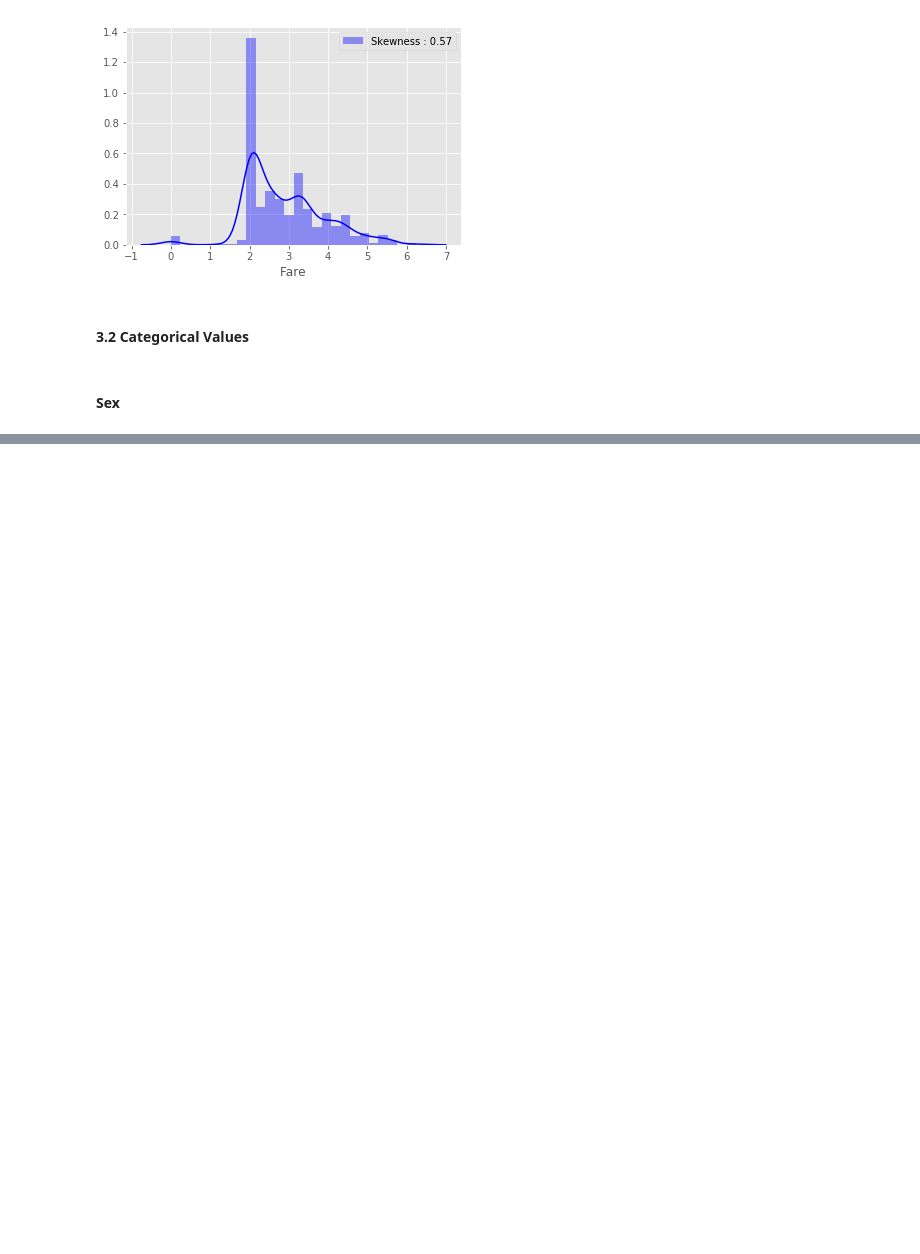
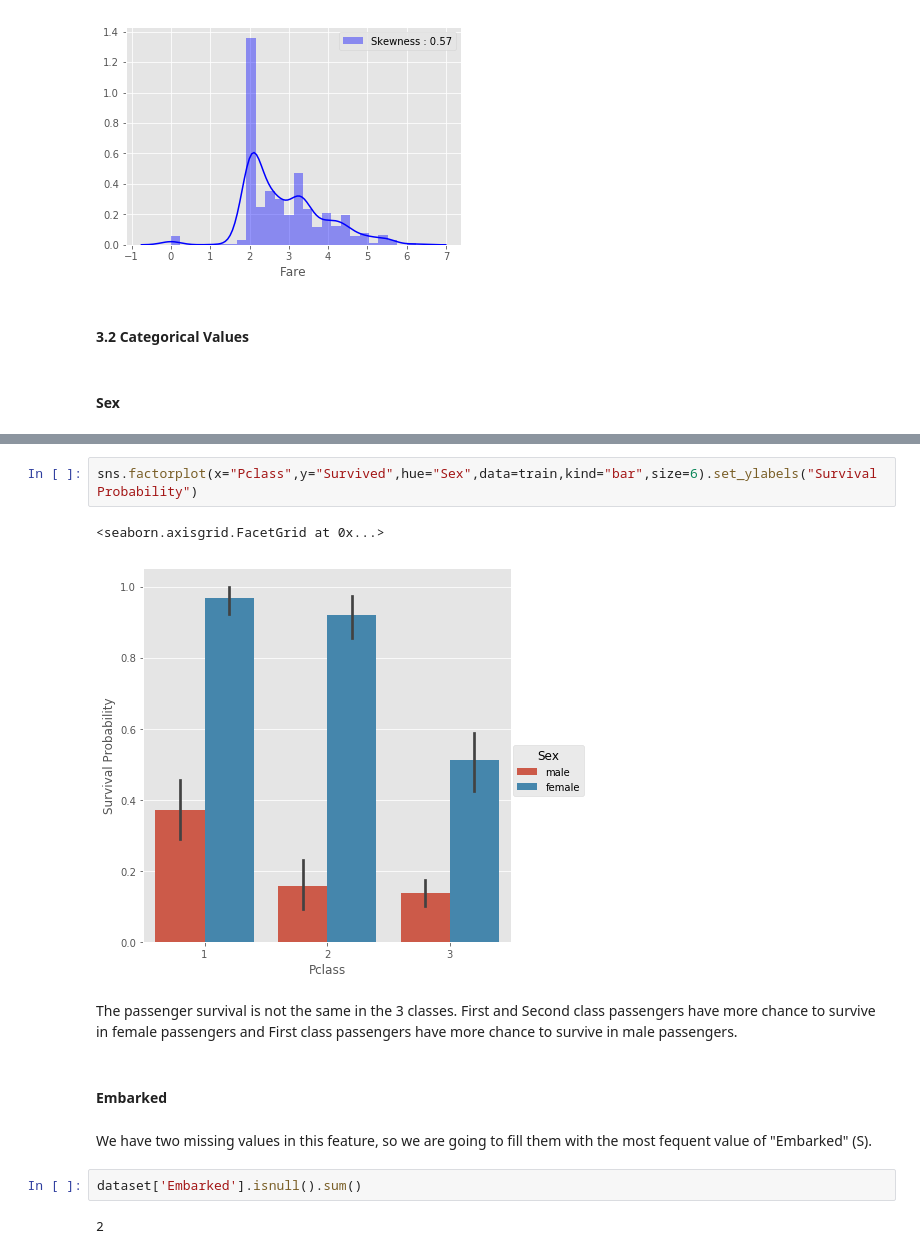
Before and after one commit to Juanan4290/Predicting-Property-Maintenance-Fines, a Jupyter notebook: TitanicChallenge/TitanicChallenge_v2.ipynb, the cells around one changed output, grey strips where cells are left out. Cells and saved outputs as stored; diff of their text form; blank space fills up the shorter version.

```diff
--- a/TitanicChallenge/TitanicChallenge_v2.ipynb
+++ b/TitanicChallenge/TitanicChallenge_v2.ipynb
@@ -310,0 +329,15 @@ g = g.legend()
+# %%
+sns.factorplot(x="Pclass",y="Survived",hue="Sex",data=train,kind="bar",size=6).set_ylabels("Survival Probability")
+# %% [output]
+<seaborn.axisgrid.FacetGrid at 0x...>
+[figure, added]
+# %% [markdown]
+The passenger survival is not the same in the 3 classes. First and Second class passengers have more chance to survive in female passengers and First class passengers have more chance to survive in male passengers.
+# %% [markdown]
+#### Embarked
+# %% [markdown]
+We have two missing values in this feature, so we are going to fill them with the most fequent value of "Embarked" (S).
+# %%
+dataset['Embarked'].isnull().sum()
+# %% [output]
+2
```
Also changed, not shown: parts of 22 cells of this notebook, 5 other files.
